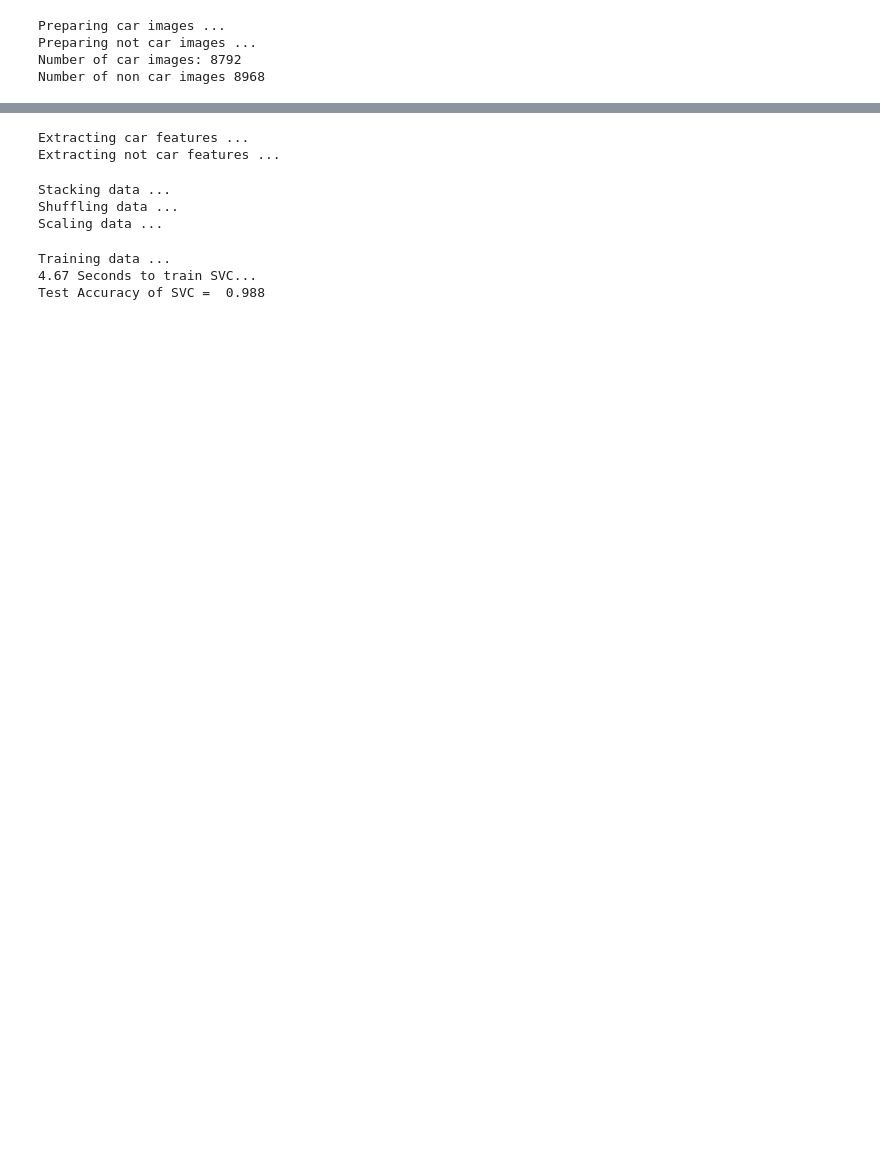
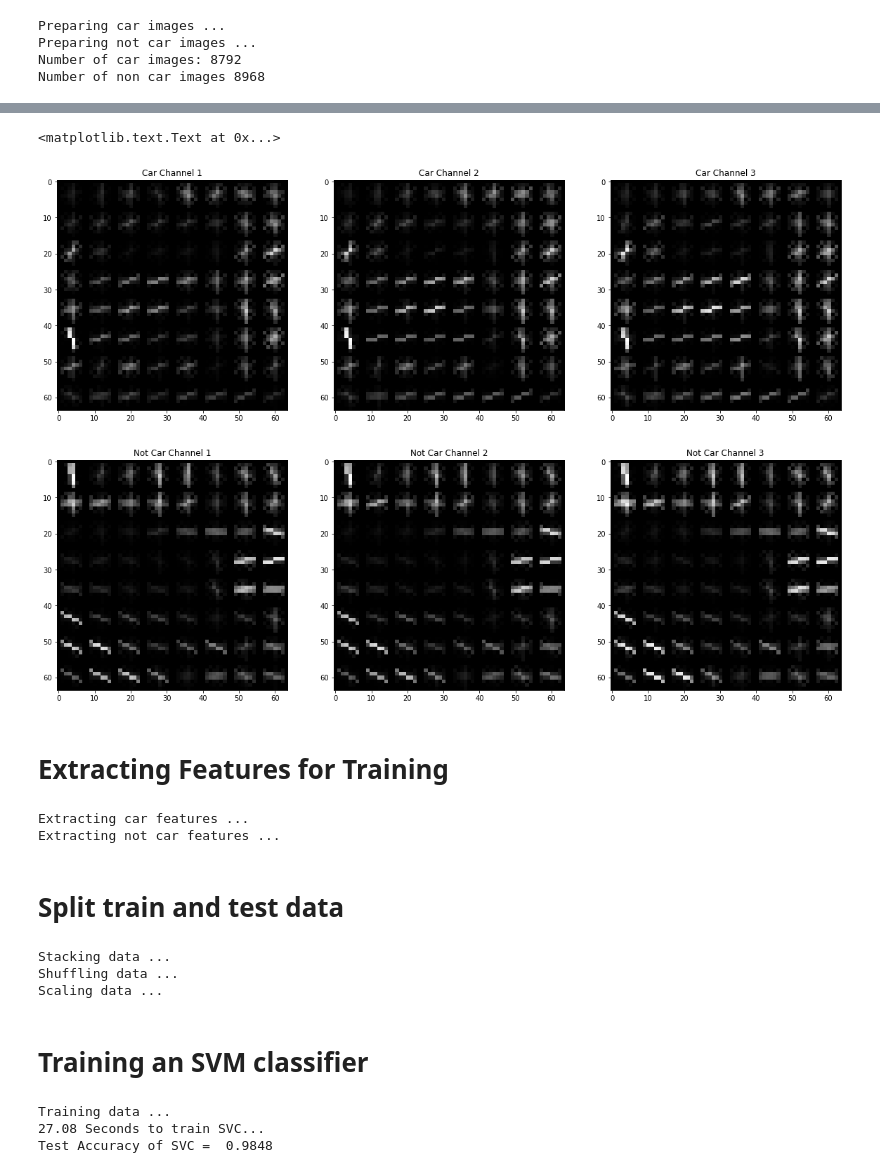
Before and after one commit to tkkhuu/VehicleDetection, a Jupyter notebook: car_classifier.ipynb, the cells around one changed output, grey strips where cells are left out. Drawn from its saved outputs; the diff is of its cells as text; code cells hidden in the pictures; blank space fills up the shorter version.

Commit message:
updated car classifier, added README

```diff
--- a/car_classifier.ipynb
+++ b/car_classifier.ipynb
@@ -108,3 +142,48 @@ Number of non car images 8968
+# %%
+car_ch1 = rand_car_img[:,:,0]
+car_ch2 = rand_car_img[:,:,1]
+car_ch3 = rand_car_img[:,:,2]
+
+car_hog1_features, car_hog1_img = get_hog_features_with_viz(car_ch1, 11, 8, 2, flatten=False)
+car_hog2_features, car_hog2_img = get_hog_features_with_viz(car_ch2, 11, 8, 2, flatten=False)
+car_hog3_features, car_hog3_img = get_hog_features_with_viz(car_ch3, 11, 8, 2, flatten=False)
+
+f, car_hog_images = plt.subplots(1, 3, figsize=(20, 10))
+
+car_hog_images[0].imshow(car_hog1_img, cmap='Greys_r')
+car_hog_images[0].set_title('Car Channel 1')
+
+car_hog_images[1].imshow(car_hog2_img, cmap='Greys_r')
+car_hog_images[1].set_title('Car Channel 2')
+
+car_hog_images[2].imshow(car_hog3_img, cmap='Greys_r')
+car_hog_images[2].set_title('Car Channel 3')
+
+
+notcar_ch1 = rand_notcar_img[:,:,0]
+notcar_ch2 = rand_notcar_img[:,:,1]
+notcar_ch3 = rand_notcar_img[:,:,2]
+
+notcar_hog1_features, notcar_hog1_img = get_hog_features_with_viz(notcar_ch1, 11, 8, 2, flatten=False)
+notcar_hog2_features, notcar_hog2_img = get_hog_features_with_viz(notcar_ch2, 11, 8, 2, flatten=False)
+notcar_hog3_features, notcar_hog3_img = get_hog_features_with_viz(notcar_ch3, 11, 8, 2, flatten=False)
+
+f, notcar_hog_images = plt.subplots(1, 3, figsize=(20, 10))
+
+notcar_hog_images[0].imshow(notcar_hog1_img, cmap='Greys_r')
+notcar_hog_images[0].set_title('Not Car Channel 1')
+
+notcar_hog_images[1].imshow(notcar_hog2_img, cmap='Greys_r')
+notcar_hog_images[1].set_title('Not Car Channel 2')
+
+notcar_hog_images[2].imshow(notcar_hog3_img, cmap='Greys_r')
+notcar_hog_images[2].set_title('Not Car Channel 3')
+# %% [output]
+<matplotlib.text.Text at 0x...>
+[figure, added]
+[figure, added]
+# %% [markdown]
+# Extracting Features for Training
 # %%
 use_spatial_feat = True
 use_hist_feat = True
@@ -149,6 +223,8 @@ for img_path in notcars:
 # %% [output]
 Extracting car features ...
 Extracting not car features ...
+# %% [markdown]
+# Split train and test data
 # %%
 print('Stacking data ...')
 X = np.vstack((car_features, notcar_features)).astype(np.float64)
@@ -173,8 +247,10 @@ X_test = X_scaler.transform(X_test)
 Stacking data ...
 Shuffling data ...
 Scaling data ...
+# %% [markdown]
+# Training an SVM classifier
 # %%
-svc = LinearSVC(C=0.1)
+svc = LinearSVC()
 
 print('Training data ...')
 t=time.time()
@@ -185,5 +261,5 @@ print(round(t2-t, 2), 'Seconds to train SVC...')
 print('Test Accuracy of SVC = ', round(svc.score(X_test, y_test), 4))
 # %% [output]
 Training data ...
-4.67 Seconds to train SVC...
-Test Accuracy of SVC =  0.988
+27.08 Seconds to train SVC...
+Test Accuracy of SVC =  0.9848
```
Also changed, not shown: parts of 16 cells of this notebook, 1 other file.
